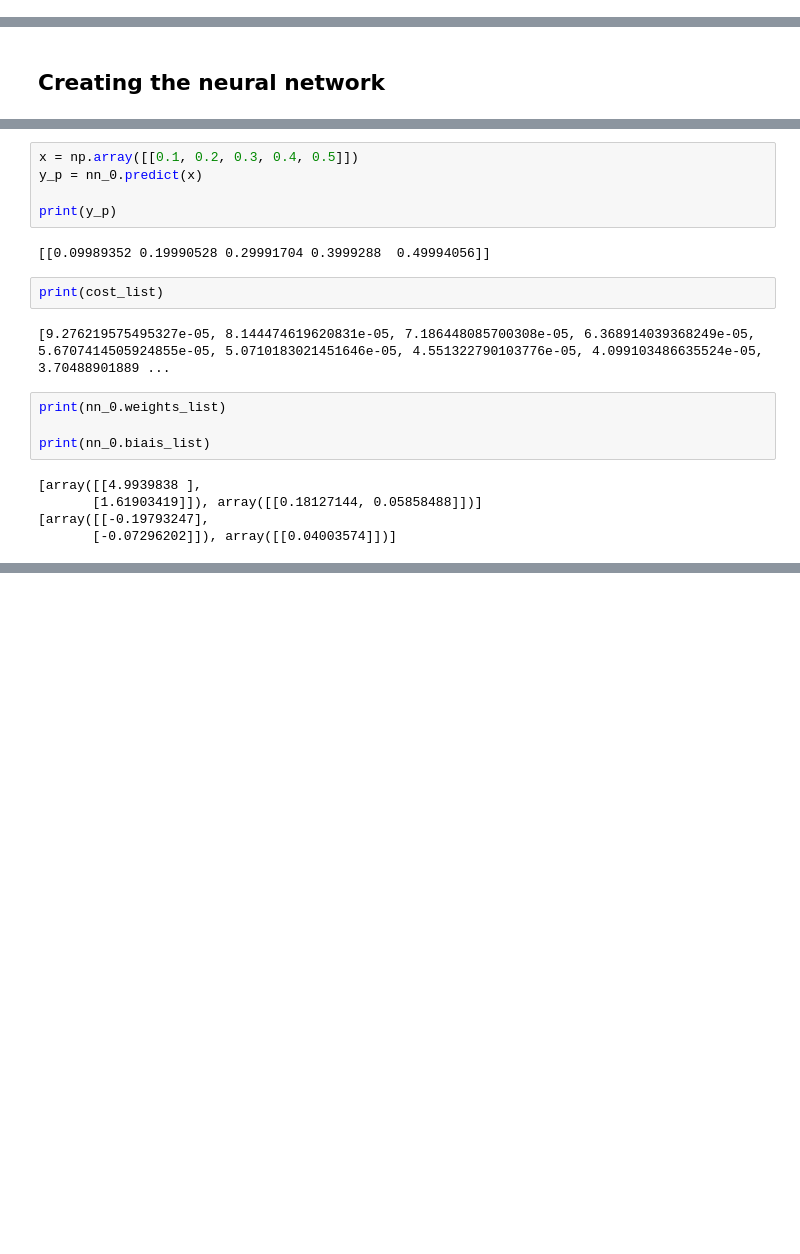
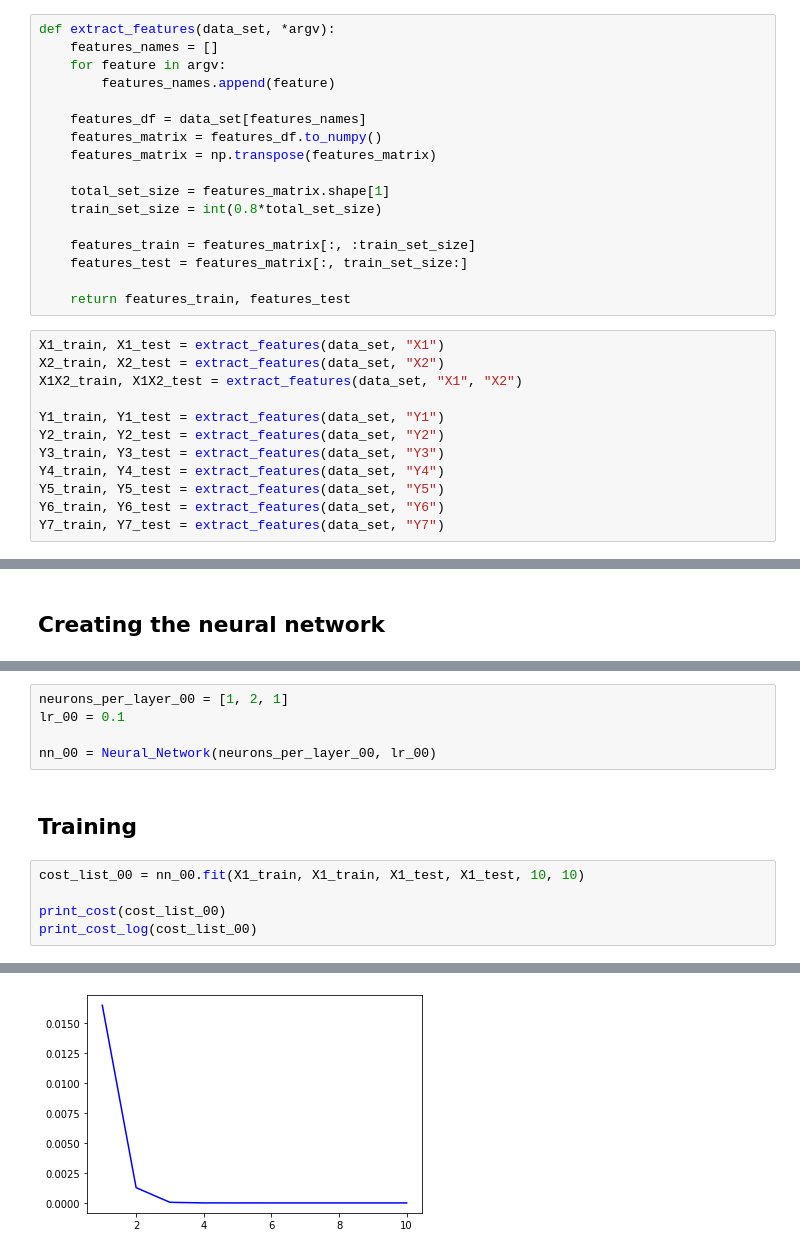
Before and after one commit to alexazor/Encrypted-neural-network, a Jupyter notebook: src/main.ipynb, the cells around one changed output, grey strips where cells are left out. Saved outputs shown, nothing was run; the diff lists cells and outputs as text; blank space fills up the shorter version.

Commit message:
Add some tests

```diff
--- a/src/main.ipynb
+++ b/src/main.ipynb
@@ -27,0 +30,29 @@ data_set.describe()
+# %%
+def extract_features(data_set, *argv):
+    features_names = []
+    for feature in argv:
+        features_names.append(feature)
+
+    features_df = data_set[features_names]
+    features_matrix = features_df.to_numpy()
+    features_matrix = np.transpose(features_matrix)
+
+    total_set_size = features_matrix.shape[1]
+    train_set_size = int(0.8*total_set_size)
+
+    features_train = features_matrix[:, :train_set_size]
+    features_test = features_matrix[:, train_set_size:]
+
+    return features_train, features_test
+# %%
+X1_train, X1_test = extract_features(data_set, "X1")
+X2_train, X2_test = extract_features(data_set, "X2")
+X1X2_train, X1X2_test = extract_features(data_set, "X1", "X2")
+
+Y1_train, Y1_test = extract_features(data_set, "Y1")
+Y2_train, Y2_test = extract_features(data_set, "Y2")
+Y3_train, Y3_test = extract_features(data_set, "Y3")
+Y4_train, Y4_test = extract_features(data_set, "Y4")
+Y5_train, Y5_test = extract_features(data_set, "Y5")
+Y6_train, Y6_test = extract_features(data_set, "Y6")
+Y7_train, Y7_test = extract_features(data_set, "Y7")
@@ -67,20 +67,13 @@ print_regression(X_train, X_train, X_test, X_test, nn_0)
-# %%
-x = np.array([[0.1, 0.2, 0.3, 0.4, 0.5]])
-y_p = nn_0.predict(x)
-
-print(y_p)
-# %% [output]
-[[0.09989352 0.19990528 0.29991704 0.3999288  0.49994056]]
-# %%
-print(cost_list)
-# %% [output]
-[9.276219575495327e-05, 8.144474619620831e-05, 7.186448085700308e-05, 6.368914039368249e-05, 5.6707414505924855e-05, 5.0710183021451646e-05, 4.551322790103776e-05, 4.099103486635524e-05, 3.70488901889 ...
-# %%
-print(nn_0.weights_list)
-
-print(nn_0.biais_list)
-# %% [output]
-[array([[4.9939838 ],
-       [1.61903419]]), array([[0.18127144, 0.05858488]])]
-[array([[-0.19793247],
-       [-0.07296202]]), array([[0.04003574]])]
+# %%
+neurons_per_layer_00 = [1, 2, 1]
+lr_00 = 0.1
+
+nn_00 = Neural_Network(neurons_per_layer_00, lr_00)
+# %% [markdown]
+## Training
+# %%
+cost_list_00 = nn_00.fit(X1_train, X1_train, X1_test, X1_test, 10, 10)
+
+print_cost(cost_list_00)
+print_cost_log(cost_list_00)
+# %% [output]
@@ -86,0 +90 @@ print(nn_0.biais_list)
+[figure, added]
```
Also changed, not shown: parts of 63 cells of this notebook, 3 other files.
